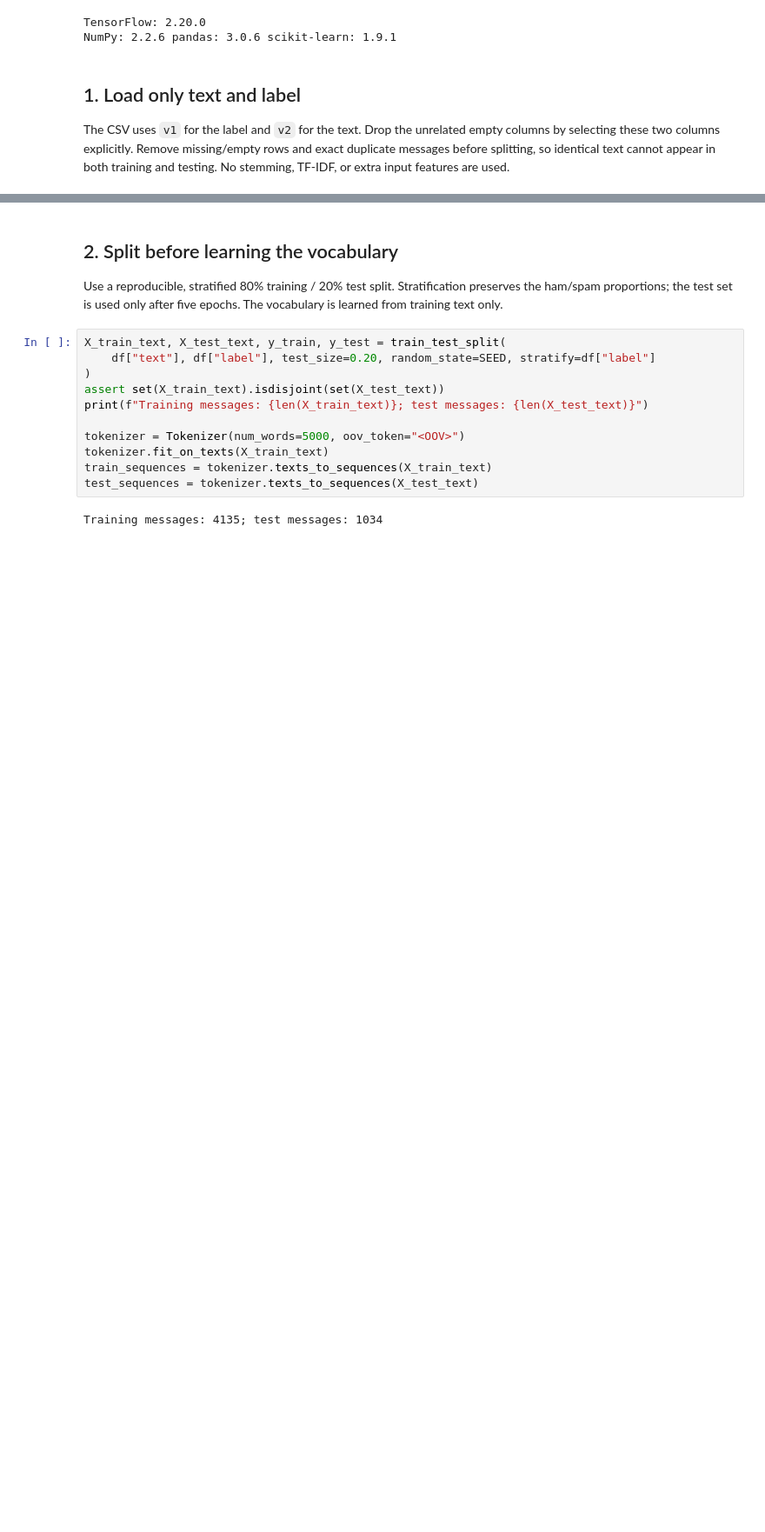
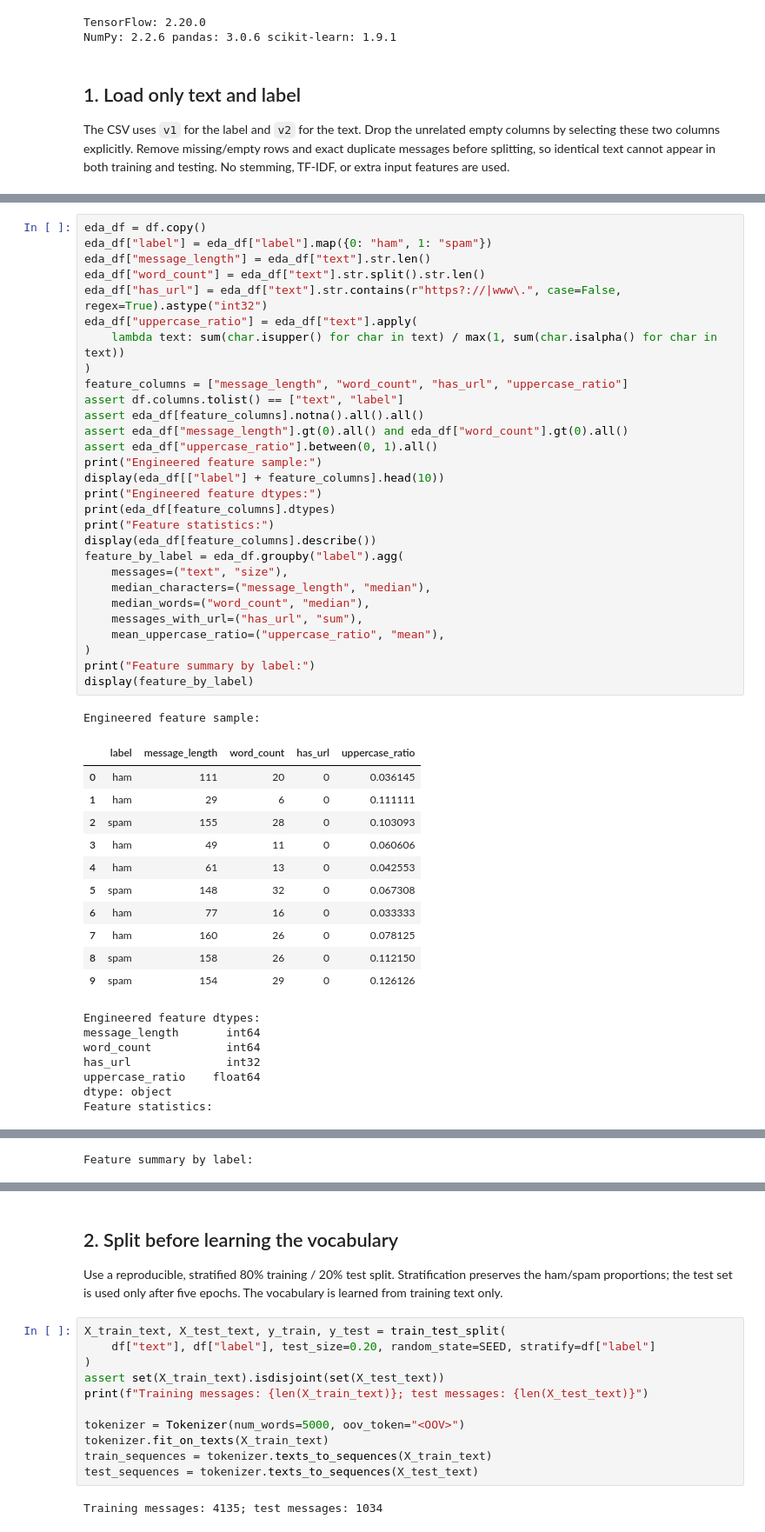
Before and after one commit to Bhanupriyacn/dev-week2-sms-text-classification, a Jupyter notebook: simple-rnn/Simple_RNN_SMS_Text_Classification_SUBMIT.ipynb, the cells around one changed output, grey strips where cells are left out. Shown at 87% size. Drawn from its saved outputs; the diff is of its cells as text; blank space fills up the shorter version.

```diff
--- a/simple-rnn/Simple_RNN_SMS_Text_Classification_SUBMIT.ipynb
+++ b/simple-rnn/Simple_RNN_SMS_Text_Classification_SUBMIT.ipynb
@@ -93,0 +184,49 @@ Name: count, dtype: int64
+# %%
+eda_df = df.copy()
+eda_df["label"] = eda_df["label"].map({0: "ham", 1: "spam"})
+eda_df["message_length"] = eda_df["text"].str.len()
+eda_df["word_count"] = eda_df["text"].str.split().str.len()
+eda_df["has_url"] = eda_df["text"].str.contains(r"https?://|www\.", case=False, regex=True).astype("int32")
+eda_df["uppercase_ratio"] = eda_df["text"].apply(
+    lambda text: sum(char.isupper() for char in text) / max(1, sum(char.isalpha() for char in text))
+)
+feature_columns = ["message_length", "word_count", "has_url", "uppercase_ratio"]
+assert df.columns.tolist() == ["text", "label"]
+assert eda_df[feature_columns].notna().all().all()
+assert eda_df["message_length"].gt(0).all() and eda_df["word_count"].gt(0).all()
+assert eda_df["uppercase_ratio"].between(0, 1).all()
+print("Engineered feature sample:")
+display(eda_df[["label"] + feature_columns].head(10))
+print("Engineered feature dtypes:")
+print(eda_df[feature_columns].dtypes)
+print("Feature statistics:")
+display(eda_df[feature_columns].describe())
+feature_by_label = eda_df.groupby("label").agg(
+    messages=("text", "size"),
+    median_characters=("message_length", "median"),
+    median_words=("word_count", "median"),
+    messages_with_url=("has_url", "sum"),
+    mean_uppercase_ratio=("uppercase_ratio", "mean"),
+)
+print("Feature summary by label:")
+display(feature_by_label)
+# %% [output]
+Engineered feature sample:
+|  | label | message_length | word_count | has_url | uppercase_ratio |
+| 0 | ham | 111 | 20 | 0 | 0.036145 |
+| 1 | ham | 29 | 6 | 0 | 0.111111 |
+| 2 | spam | 155 | 28 | 0 | 0.103093 |
+| 3 | ham | 49 | 11 | 0 | 0.060606 |
+| 4 | ham | 61 | 13 | 0 | 0.042553 |
+| 5 | spam | 148 | 32 | 0 | 0.067308 |
+| 6 | ham | 77 | 16 | 0 | 0.033333 |
+| 7 | ham | 160 | 26 | 0 | 0.078125 |
+| 8 | spam | 158 | 26 | 0 | 0.112150 |
+| 9 | spam | 154 | 29 | 0 | 0.126126 |
+Engineered feature dtypes:
+message_length       int64
+word_count           int64
+has_url              int32
+uppercase_ratio    float64
+dtype: object
+Feature statistics:
@@ -93,0 +242 @@ Name: count, dtype: int64
+Feature summary by label:
```
Also changed, not shown: parts of 15 cells of this notebook.
